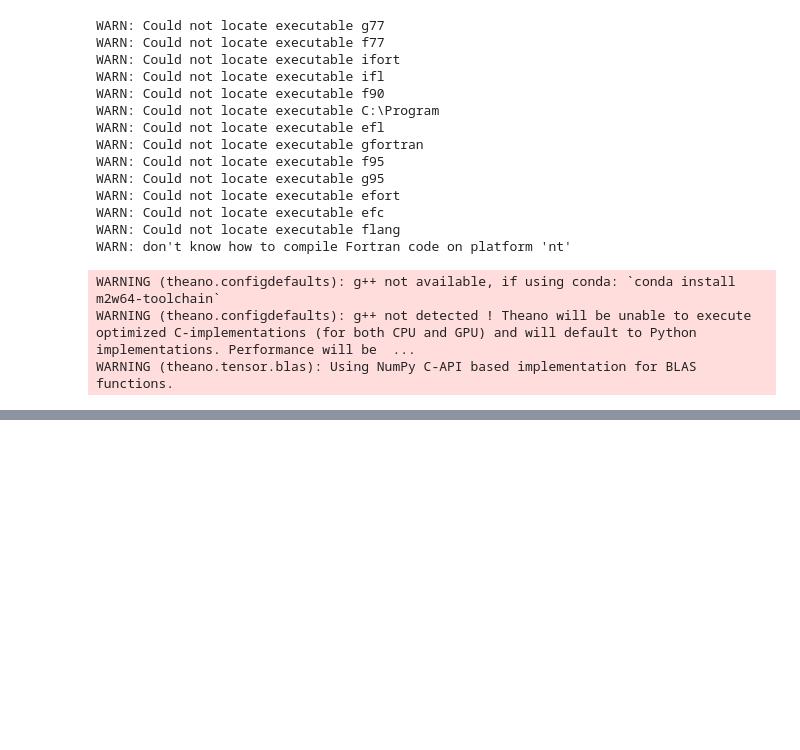
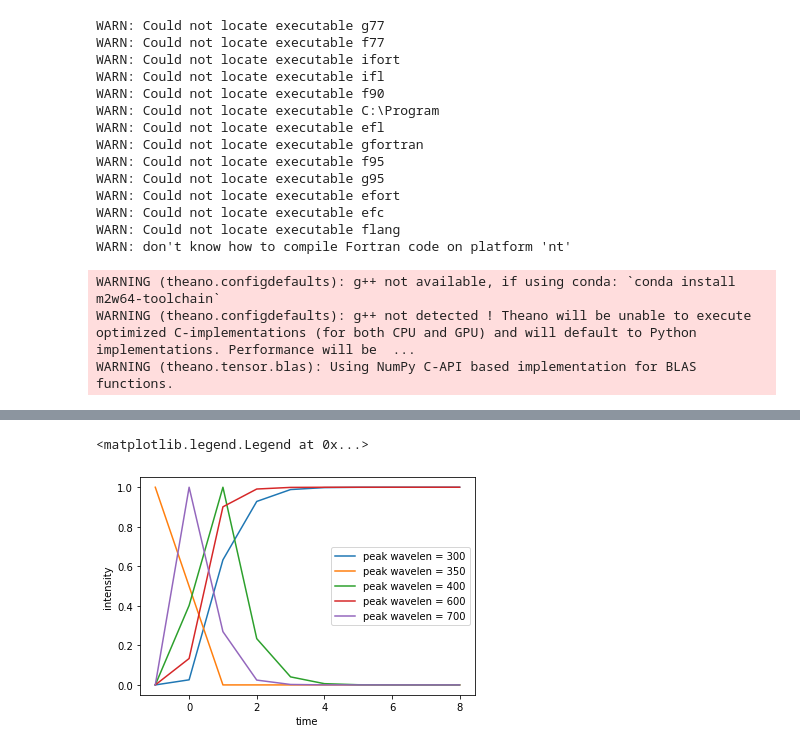
Before and after one commit to rokaboNatttsu/absorption_time_change, a Jupyter notebook: test.ipynb, the cells around one changed output, grey strips where cells are left out. Drawn from its saved outputs; the diff is of its cells as text; code cells hidden in the pictures; blank space fills up the shorter version.

```diff
--- a/test.ipynb
+++ b/test.ipynb
@@ -198,0 +236,30 @@ with pm.Model() as gaussian_fitting_model:
+# %%
+pram1, pram2, pram3, pram4, pram5 = 300, 350, 400, 600, 700
+w = 7
+# %%
+peak_arr1 = np.exp(-(observed_ramda - pram1)**2/w)
+peak_arr2 = np.exp(-(observed_ramda - pram2)**2/w)
+peak_arr3 = np.exp(-(observed_ramda - pram3)**2/w)
+peak_arr4 = np.exp(-(observed_ramda - pram4)**2/w)
+peak_arr5 = np.exp(-(observed_ramda - pram5)**2/w)
+# %%
+ats, prams_2_intensity = [], {}
+prams = [pram1, pram2, pram3, pram4, pram5]
+for i, time in enumerate(observed_t):
+    absorption_at_the_time = observed_absorption[:,i]
+    def integrate_peaks(observed_ramda, a1t, a2t, a3t, a4t, a5t):
+        return a1t*peak_arr1 + a2t*peak_arr2 + a3t*peak_arr3 + a4t*peak_arr4 + a5t*peak_arr5
+    (a1t, a2t, a3t, a4t, a5t), t = curve_fit(integrate_peaks, observed_ramda, absorption_at_the_time)
+    ats.append([a1t, a2t, a3t, a4t, a5t])
+ats = np.array(ats)
+for i in range(len(ats[0])):
+    peak_wavelenth = "peak wavelen = " + str(prams[i])
+    ats[:,i] /= np.max(ats[:,i])
+    prams_2_intensity[prams[i]] = ats[:,i]
+    plt.plot(observed_t, ats[:,i], label=peak_wavelenth)
+plt.xlabel("time")
+plt.ylabel("intensity")
+plt.legend()
+# %% [output]
+<matplotlib.legend.Legend at 0x...>
+[figure, added]
```
Also changed, not shown: parts of 8 cells of this notebook.
